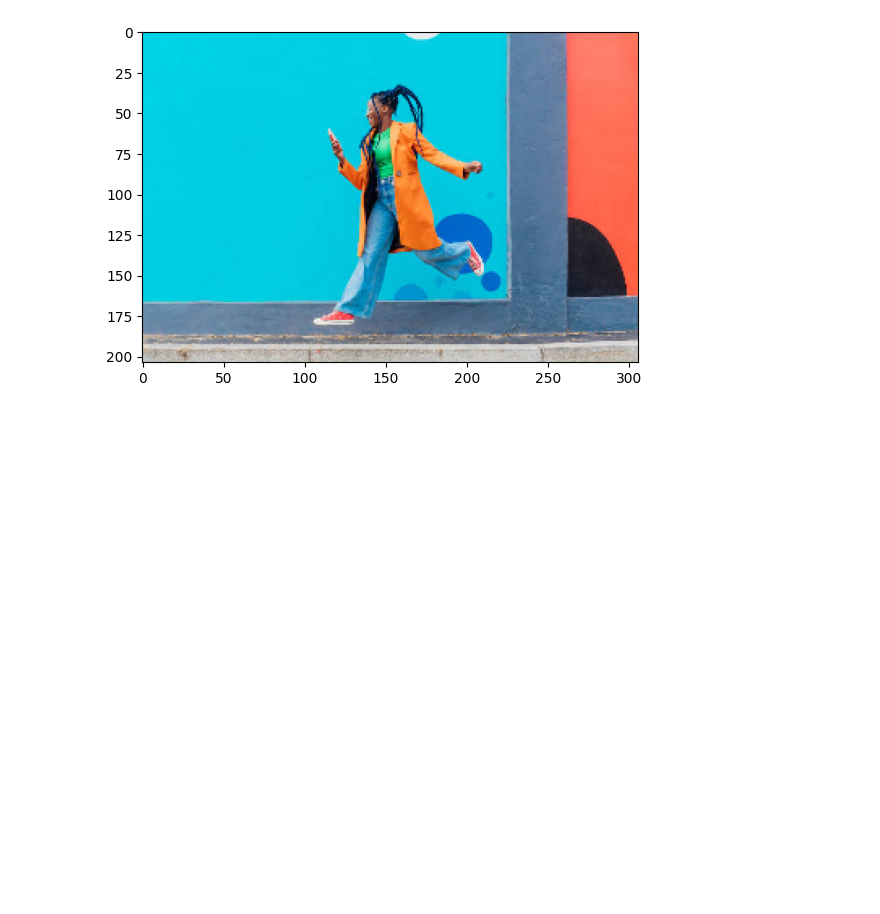
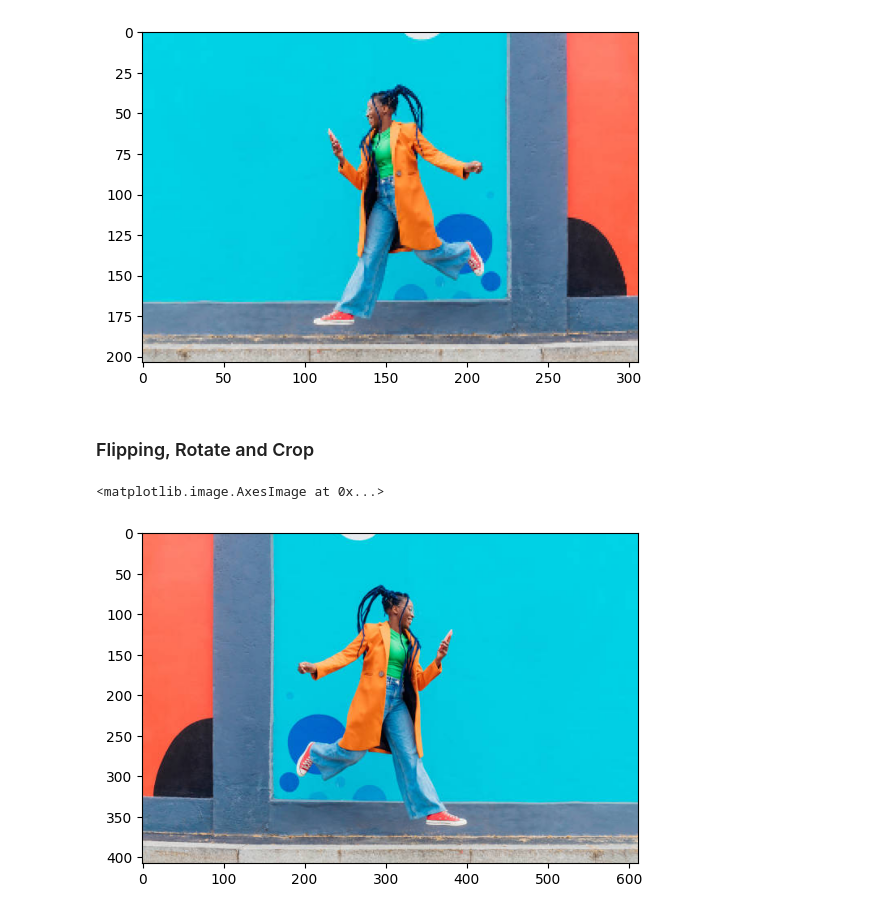
Before and after one commit to Sudharsan25/AI_ML, a Jupyter notebook: DL/ComputerVision/OpenCV/image_transformation_interplotation.ipynb, the cells around one changed output. Saved outputs shown, nothing was run; the diff lists cells and outputs as text; code cells hidden in the pictures; blank space fills up the shorter version.

Commit message:
Flipping_CroppingImages

```diff
--- a/DL/ComputerVision/OpenCV/image_transformation_interplotation.ipynb
+++ b/DL/ComputerVision/OpenCV/image_transformation_interplotation.ipynb
@@ -68,3 +68,12 @@ plt.imshow(scaled_image_INTER_NEAREST)
 # %% [output]
 <matplotlib.image.AxesImage at 0x...>
 [figure]
+# %% [markdown]
+### Flipping, Rotate and Crop
+# %%
+horziontal_flip = cv2.flip(image, 1) # 1 for horizontal, 0 for vertical, -1 both
+# %%
+plt.imshow(cv2.cvtColor(horziontal_flip,cv2.COLOR_BGR2RGB))
+# %% [output]
+<matplotlib.image.AxesImage at 0x...>
+[figure, added]
```
Also changed, not shown: parts of 5 cells of this notebook.
